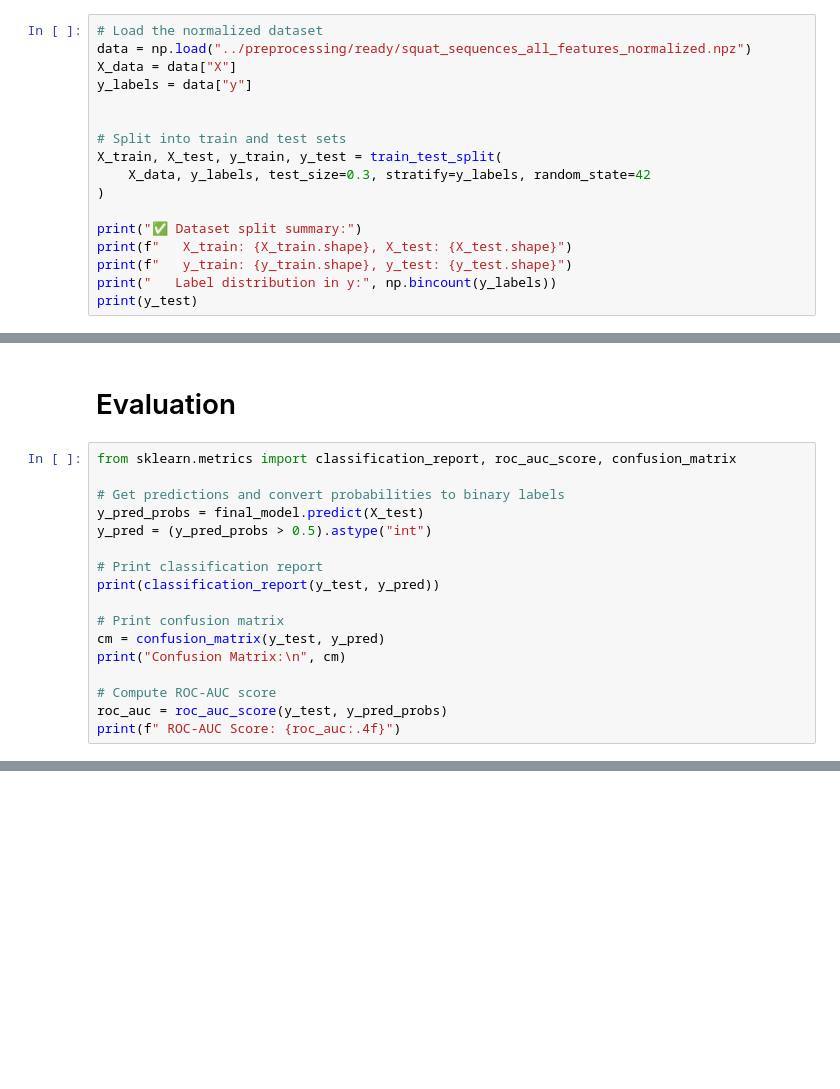
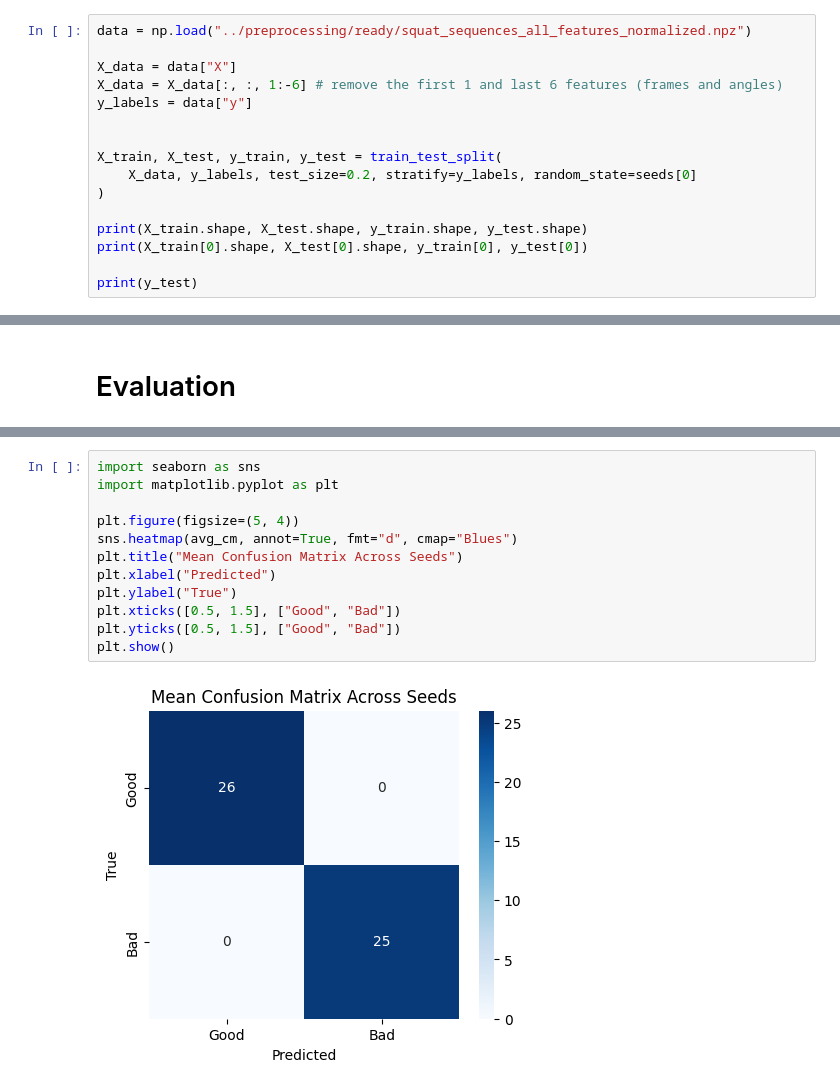
Before and after one commit to perujuice/BScThesis, a Jupyter notebook: models/biLSTM_raw.ipynb, the cells around one changed output, grey strips where cells are left out. Cells and saved outputs as stored; diff of their text form; blank space fills up the shorter version.

```diff
--- a/models/biLSTM_raw.ipynb
+++ b/models/biLSTM_raw.ipynb
@@ -21,20 +47,19 @@ from tqdm import tqdm
 # %% [markdown]
 # Preprocessing
 # %%
-# Load the normalized dataset
 data = np.load("../preprocessing/ready/squat_sequences_all_features_normalized.npz")
+
 X_data = data["X"]
+X_data = X_data[:, :, 1:-6] # remove the first 1 and last 6 features (frames and angles)
 y_labels = data["y"]
 
 
-# Split into train and test sets
 X_train, X_test, y_train, y_test = train_test_split(
-    X_data, y_labels, test_size=0.3, stratify=y_labels, random_state=42
+    X_data, y_labels, test_size=0.2, stratify=y_labels, random_state=seeds[0]
 )
 
-print("✅ Dataset split summary:")
-print(f"   X_train: {X_train.shape}, X_test: {X_test.shape}")
-print(f"   y_train: {y_train.shape}, y_test: {y_test.shape}")
-print("   Label distribution in y:", np.bincount(y_labels))
+print(X_train.shape, X_test.shape, y_train.shape, y_test.shape)
+print(X_train[0].shape, X_test[0].shape, y_train[0], y_test[0])
+
 print(y_test)
 # %% [output]
@@ -193,19 +208,2 @@ Epoch 61/61
 # %% [markdown]
 # Evaluation
-# %%
-from sklearn.metrics import classification_report, roc_auc_score, confusion_matrix
-
-# Get predictions and convert probabilities to binary labels
-y_pred_probs = final_model.predict(X_test)
-y_pred = (y_pred_probs > 0.5).astype("int")
-
-# Print classification report
-print(classification_report(y_test, y_pred))
-
-# Print confusion matrix
-cm = confusion_matrix(y_test, y_pred)
-print("Confusion Matrix:\n", cm)
-
-# Compute ROC-AUC score
-roc_auc = roc_auc_score(y_test, y_pred_probs)
-print(f" ROC-AUC Score: {roc_auc:.4f}")
@@ -226,0 +285,14 @@ Confusion Matrix:
+# %%
+import seaborn as sns
+import matplotlib.pyplot as plt
+
+plt.figure(figsize=(5, 4))
+sns.heatmap(avg_cm, annot=True, fmt="d", cmap="Blues")
+plt.title("Mean Confusion Matrix Across Seeds")
+plt.xlabel("Predicted")
+plt.ylabel("True")
+plt.xticks([0.5, 1.5], ["Good", "Bad"])
+plt.yticks([0.5, 1.5], ["Good", "Bad"])
+plt.show()
+# %% [output]
+[figure, added]
```
Also changed, not shown: parts of 20 cells of this notebook, 12 other files.
